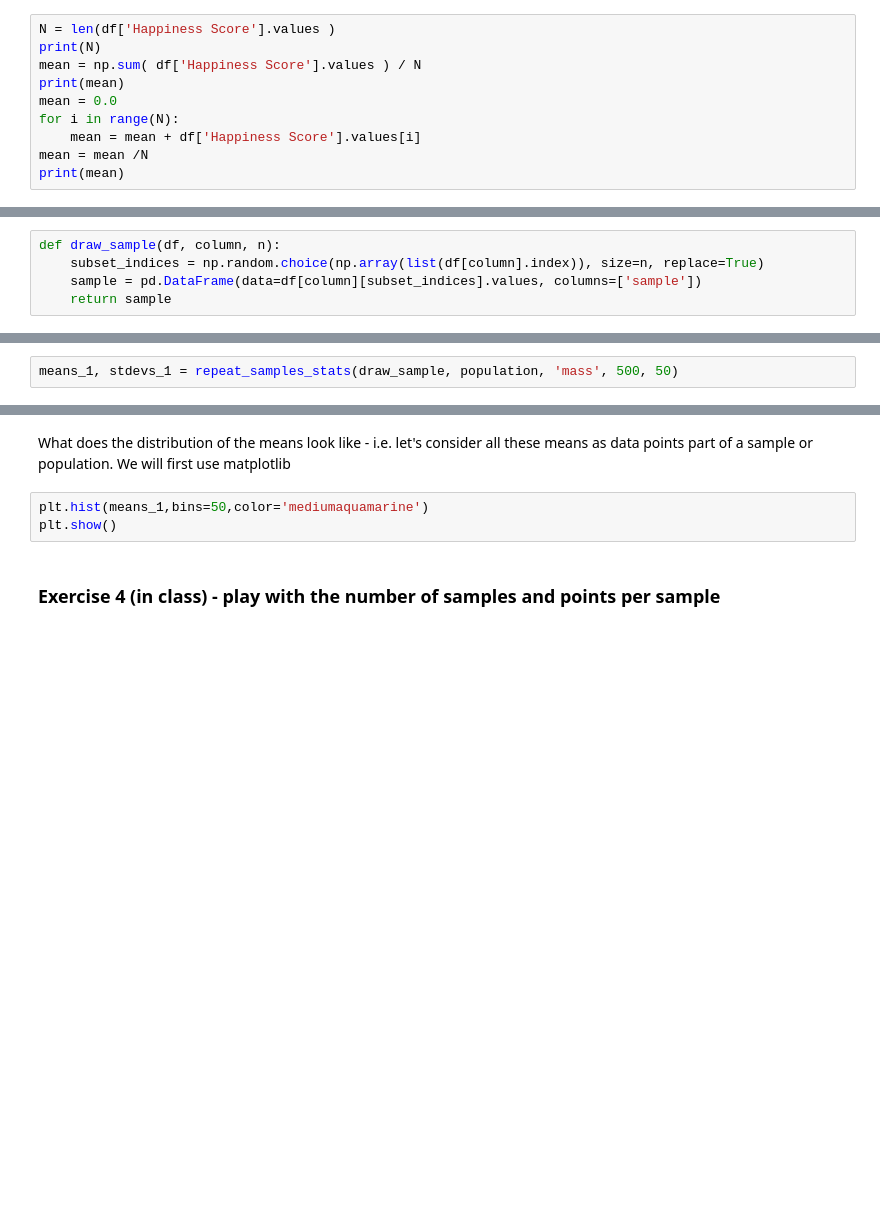
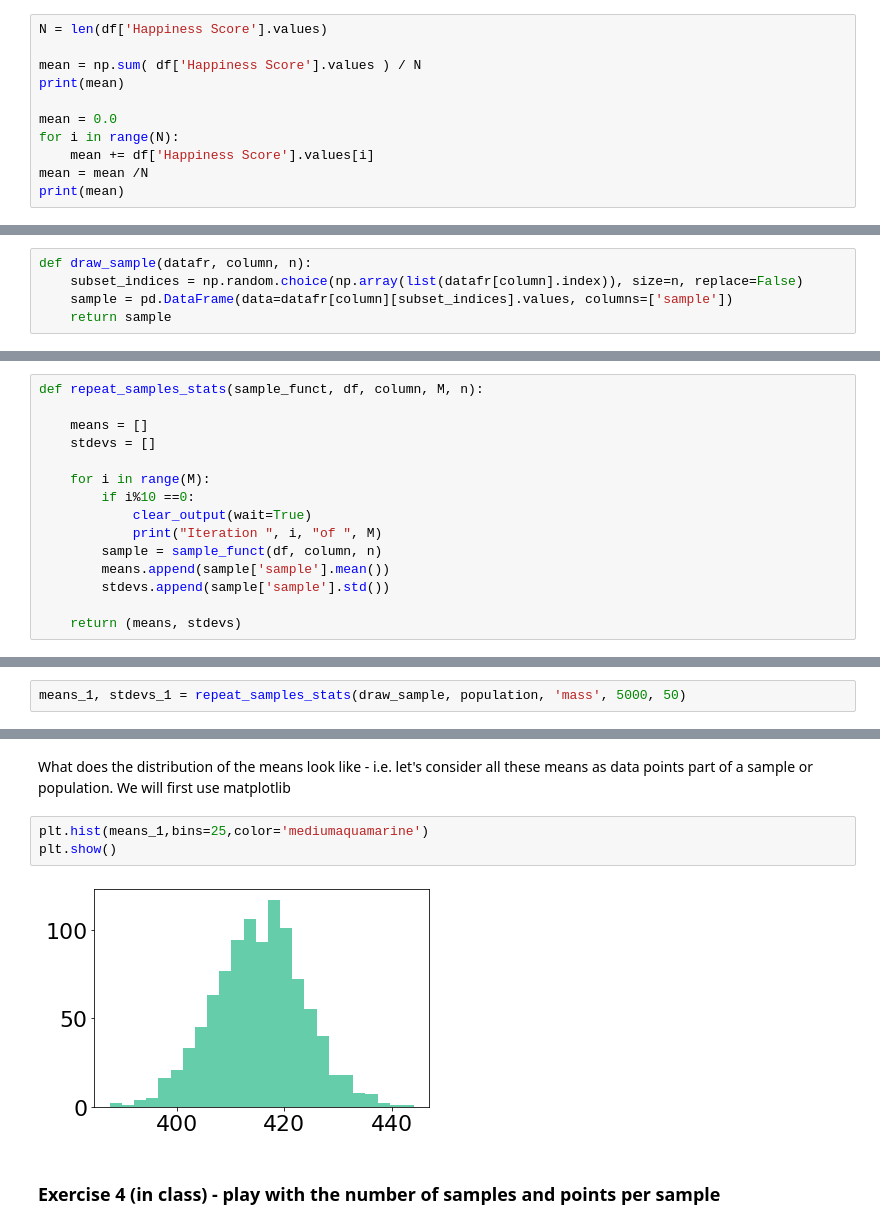
Before and after one commit to UWDIRECT/UWDIRECT.github.io, a Jupyter notebook: Wi22_content/DSMCER/L3_Descriptive_Statistics.ipynb, the cells around one changed output, grey strips where cells are left out. Drawn from its saved outputs; the diff is of its cells as text; blank space fills up the shorter version.

```diff
--- a/Wi22_content/DSMCER/L3_Descriptive_Statistics.ipynb
+++ b/Wi22_content/DSMCER/L3_Descriptive_Statistics.ipynb
@@ -65,12 +84,13 @@ $${\mu}=\frac{\sum_{i=1}^N X_i}{N}$$
 
 $$\sigma=\sqrt{\sum_{i=1}^N\frac{(X_i-\mu)^2}{N}}$$
 # %%
-N = len(df['Happiness Score'].values )
-print(N)
+N = len(df['Happiness Score'].values)
+
 mean = np.sum( df['Happiness Score'].values ) / N
 print(mean)
+
 mean = 0.0
 for i in range(N):
-    mean = mean + df['Happiness Score'].values[i]
+    mean += df['Happiness Score'].values[i]
 mean = mean /N
 print(mean)
@@ -121,7 +213,7 @@ Our goal is to **sample** from the mass values to attempt to compute the true po
 # %%
-def draw_sample(df, column, n):
-    subset_indices = np.random.choice(np.array(list(df[column].index)), size=n, replace=True)
-    sample = pd.DataFrame(data=df[column][subset_indices].values, columns=['sample'])
+def draw_sample(datafr, column, n):
+    subset_indices = np.random.choice(np.array(list(datafr[column].index)), size=n, replace=False)
+    sample = pd.DataFrame(data=datafr[column][subset_indices].values, columns=['sample'])
     return sample
 # %%
 sample = draw_sample(population,'mass', 20)
@@ -157,7 +278,22 @@ Hint: your function might look like:
 </code>
 
 then use the append method to append each mean and sd value to the end of each respective list.
+# %%
+def repeat_samples_stats(sample_funct, df, column, M, n):
+
+    means = []
+    stdevs = []
+
+    for i in range(M):
+        if i%10 ==0:
+            clear_output(wait=True)
+            print("Iteration ", i, "of ", M)
+        sample = sample_funct(df, column, n)
+        means.append(sample['sample'].mean())
+        stdevs.append(sample['sample'].std())
+
+    return (means, stdevs)
 # %% [markdown]
 Let's use our function to make 20 samples and compute 20 means and 20 standard deviations. We will extract 50 points per sample.
 # %%
-means_1, stdevs_1 = repeat_samples_stats(draw_sample, population, 'mass', 500, 50)
+means_1, stdevs_1 = repeat_samples_stats(draw_sample, population, 'mass', 5000, 50)
@@ -166,8 +322,10 @@ means_1
 # %% [markdown]
 What does the distribution of the means look like - i.e. let's consider all these means as data points part of a sample or population. We will first use matplotlib
 # %%
-plt.hist(means_1,bins=50,color='mediumaquamarine')
+plt.hist(means_1,bins=25,color='mediumaquamarine')
 plt.show()
+# %% [output]
+[figure, added]
 # %% [markdown]
 ### Exercise 4 (in class) - play with the number of samples and points per sample
 # %%
```
Also changed, not shown: parts of 22 cells of this notebook.
